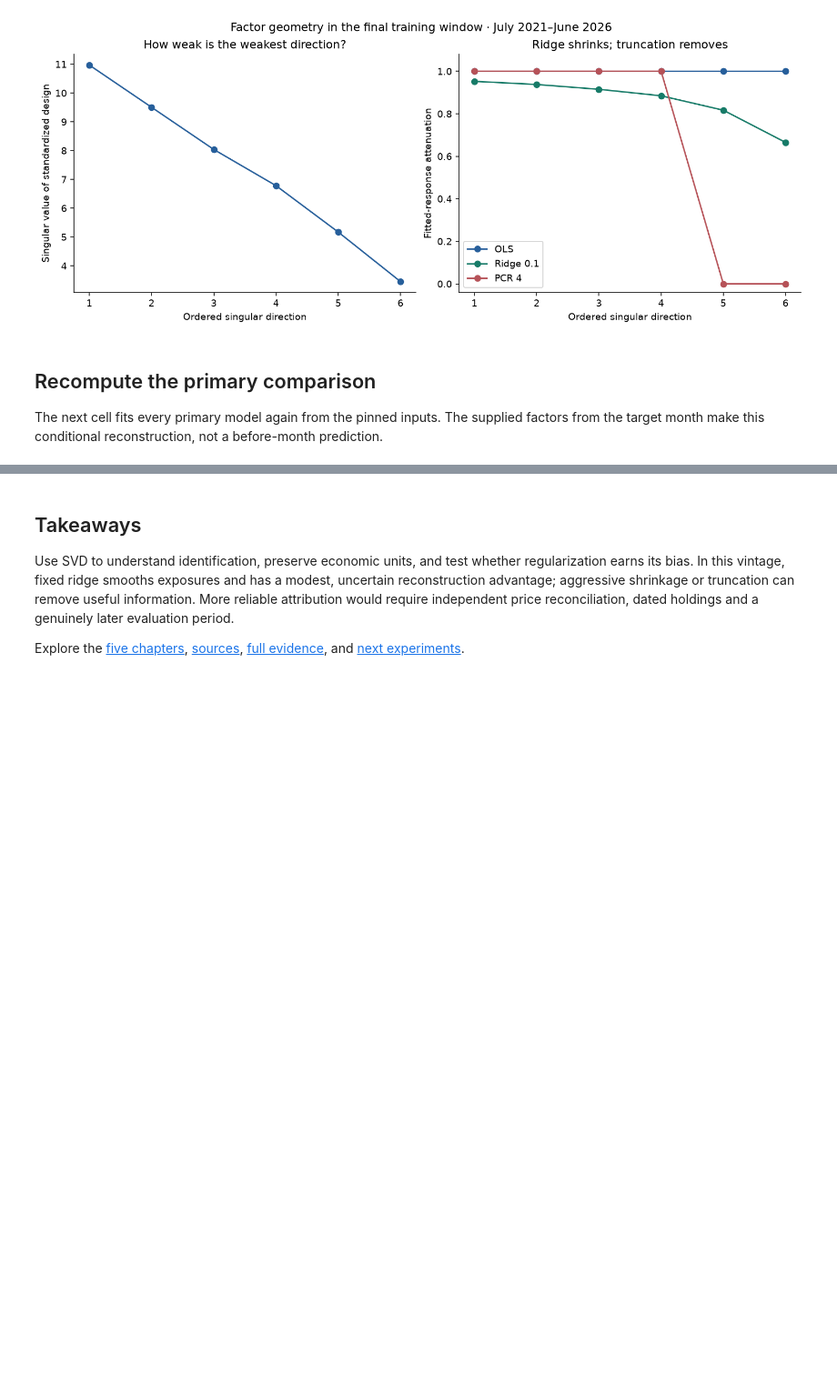
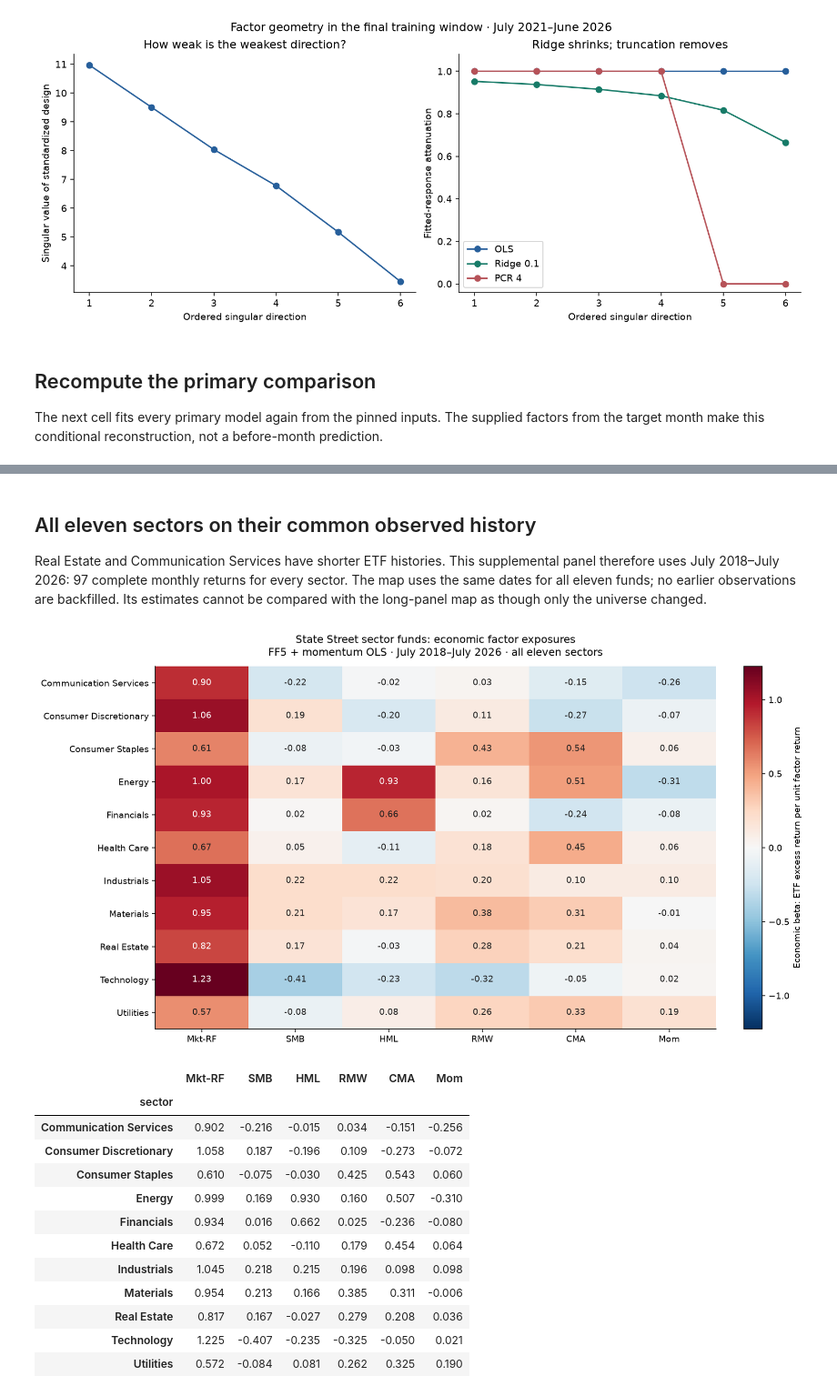
Before and after one commit to QuhiQuhihi/Famma-French-Factors-with-Sector-ETF, a Jupyter notebook: study.ipynb, the cells around one changed output, grey strips where cells are left out. Shown at 91% size. Cells and saved outputs as stored; diff of their text form; code cells hidden in the pictures; blank space fills up the shorter version.

```diff
--- a/study.ipynb
+++ b/study.ipynb
@@ -149,5 +149,23 @@ display(windows[windows.scope.eq('common dates')][['window','estimate','lower95'
 # %% [markdown]
-## Takeaways
-Use SVD to understand identification, preserve economic units, and test whether regularization earns its bias. In this vintage, fixed ridge smooths exposures and has a modest, uncertain reconstruction advantage; aggressive shrinkage or truncation can remove useful information. More reliable attribution would require independent price reconciliation, dated holdings and a genuinely later evaluation period.
-
-Explore the [five chapters](README.md#explore-the-research), [sources](research/SOURCES.md), [full evidence](docs/03-results.md), and [next experiments](research/RESEARCH_AGENDA.md).
+## All eleven sectors on their common observed history
+Real Estate and Communication Services have shorter ETF histories. This supplemental panel therefore uses July 2018–July 2026: 97 complete monthly returns for every sector. The map uses the same dates for all eleven funds; no earlier observations are backfilled. Its estimates cannot be compared with the long-panel map as though only the universe changed.
+# %%
+extended_x, extended_y, extended_audit = load_panel(extended=True)
+assert len(extended_x) == 97 and extended_y.shape[1] == 11
+display(Image(filename=str(FIGURES / 'extended_factor_map.png')))
+display(pd.read_csv(RESULTS / 'extended_exposures.csv').drop(columns='ticker').set_index('sector').round(3))
+# %% [output]
+[figure, added]
+|  | Mkt-RF | SMB | HML | RMW | CMA | Mom |
+| sector |  |  |  |  |  |  |
+| Communication Services | 0.902 | -0.216 | -0.015 | 0.034 | -0.151 | -0.256 |
+| Consumer Discretionary | 1.058 | 0.187 | -0.196 | 0.109 | -0.273 | -0.072 |
+| Consumer Staples | 0.610 | -0.075 | -0.030 | 0.425 | 0.543 | 0.060 |
+| Energy | 0.999 | 0.169 | 0.930 | 0.160 | 0.507 | -0.310 |
+| Financials | 0.934 | 0.016 | 0.662 | 0.025 | -0.236 | -0.080 |
+| Health Care | 0.672 | 0.052 | -0.110 | 0.179 | 0.454 | 0.064 |
+| Industrials | 1.045 | 0.218 | 0.215 | 0.196 | 0.098 | 0.098 |
+| Materials | 0.954 | 0.213 | 0.166 | 0.385 | 0.311 | -0.006 |
+| Real Estate | 0.817 | 0.167 | -0.027 | 0.279 | 0.208 | 0.036 |
+| Technology | 1.225 | -0.407 | -0.235 | -0.325 | -0.050 | 0.021 |
+| Utilities | 0.572 | -0.084 | 0.081 | 0.262 | 0.325 | 0.190 |
```
Also changed, not shown: parts of 17 cells of this notebook, 45 other files.
